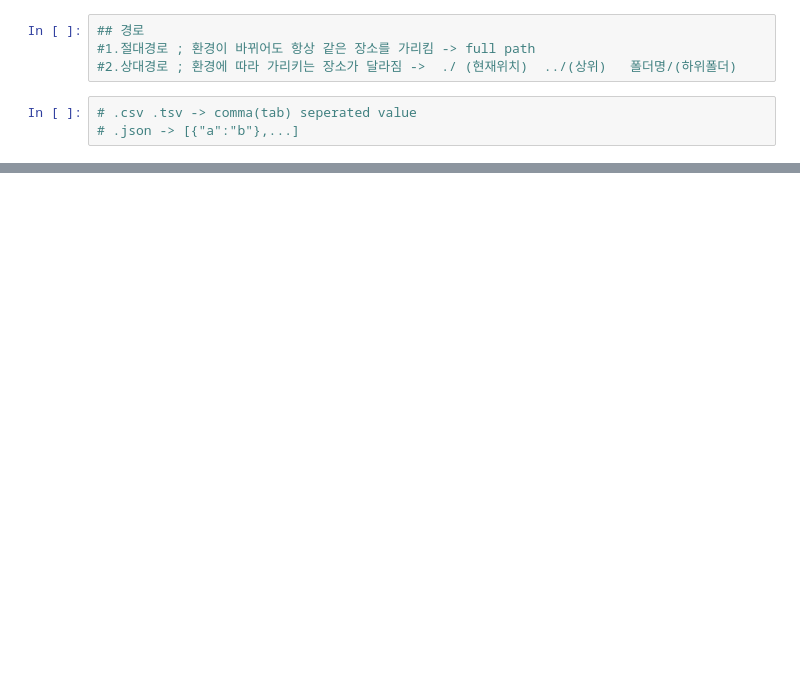
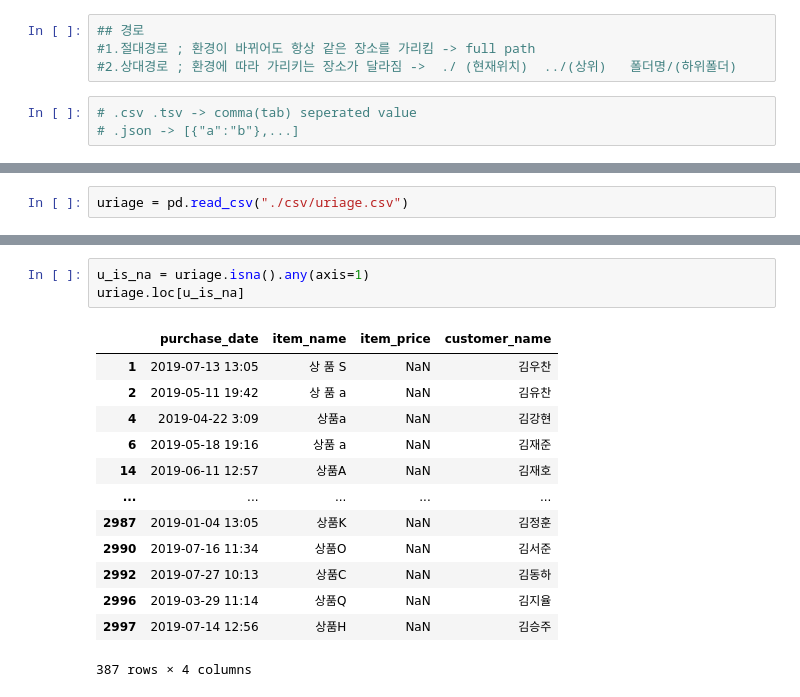
Before and after one commit to umjiwoo/ubion, a Jupyter notebook: 03_python.ipynb, the cells around one changed output, grey strips where cells are left out. Drawn from its saved outputs; the diff is of its cells as text; blank space fills up the shorter version.

```diff
--- a/03_python.ipynb
+++ b/03_python.ipynb
@@ -149,0 +312,2 @@ data2=pd.read_csv("./csv/num_1/chipotle.tsv")
+# %%
+uriage = pd.read_csv("./csv/uriage.csv")
@@ -149,0 +336,17 @@ data2=pd.read_csv("./csv/num_1/chipotle.tsv")
+# %%
+u_is_na = uriage.isna().any(axis=1)
+uriage.loc[u_is_na]
+# %% [output]
+|  | purchase_date | item_name | item_price | customer_name |
+| 1 | 2019-07-13 13:05 | 상 품 S | NaN | 김우찬 |
+| 2 | 2019-05-11 19:42 | 상 품 a | NaN | 김유찬 |
+| 4 | 2019-04-22 3:09 | 상품a | NaN | 김강현 |
+| 6 | 2019-05-18 19:16 | 상품 a | NaN | 김재준 |
+| 14 | 2019-06-11 12:57 | 상품A | NaN | 김재호 |
+| ... | ... | ... | ... | ... |
+| 2987 | 2019-01-04 13:05 | 상품K | NaN | 김정훈 |
+| 2990 | 2019-07-16 11:34 | 상품O | NaN | 김서준 |
+| 2992 | 2019-07-27 10:13 | 상품C | NaN | 김동하 |
+| 2996 | 2019-03-29 11:14 | 상품Q | NaN | 김지율 |
+| 2997 | 2019-07-14 12:56 | 상품H | NaN | 김승주 |
+387 rows × 4 columns
```
Also changed, not shown: parts of 41 cells of this notebook.
